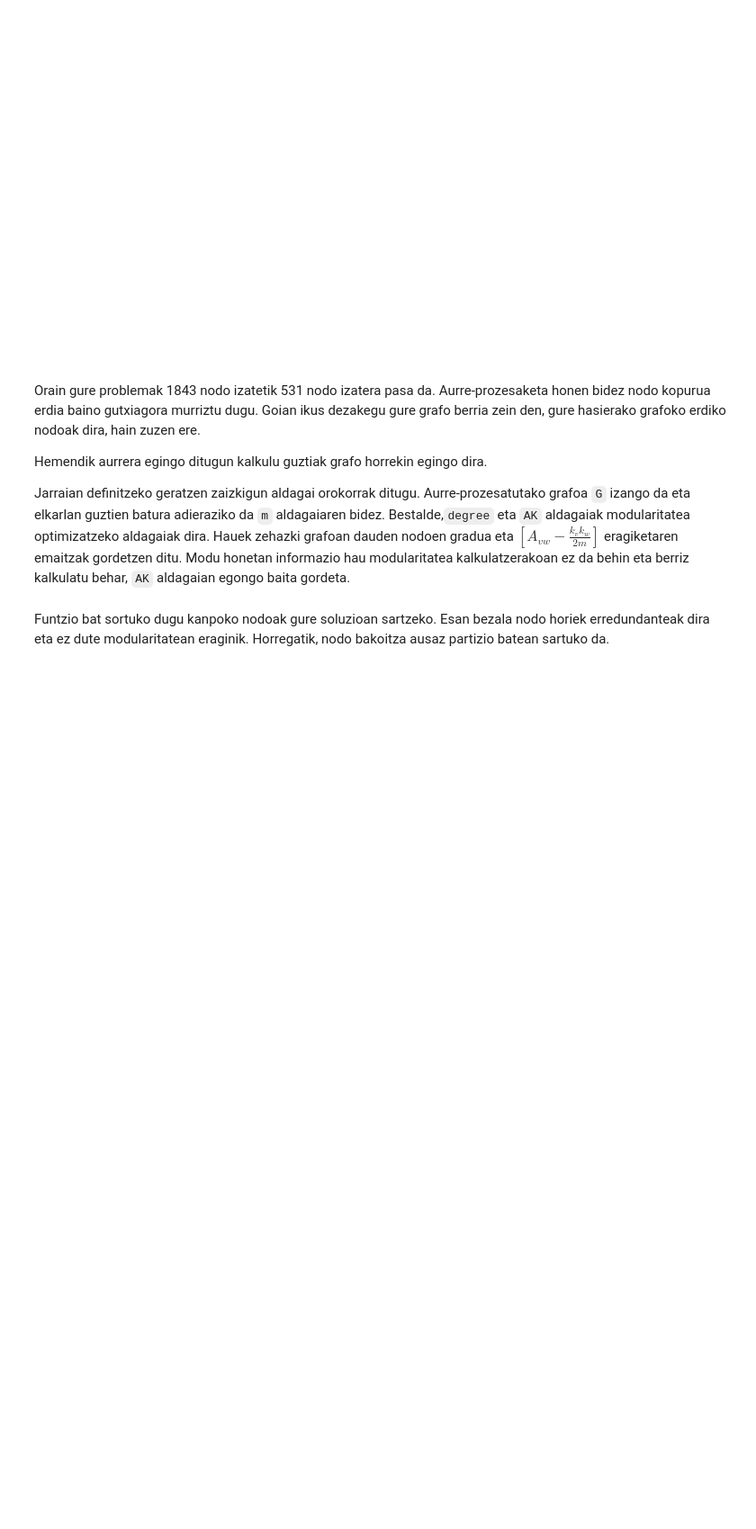
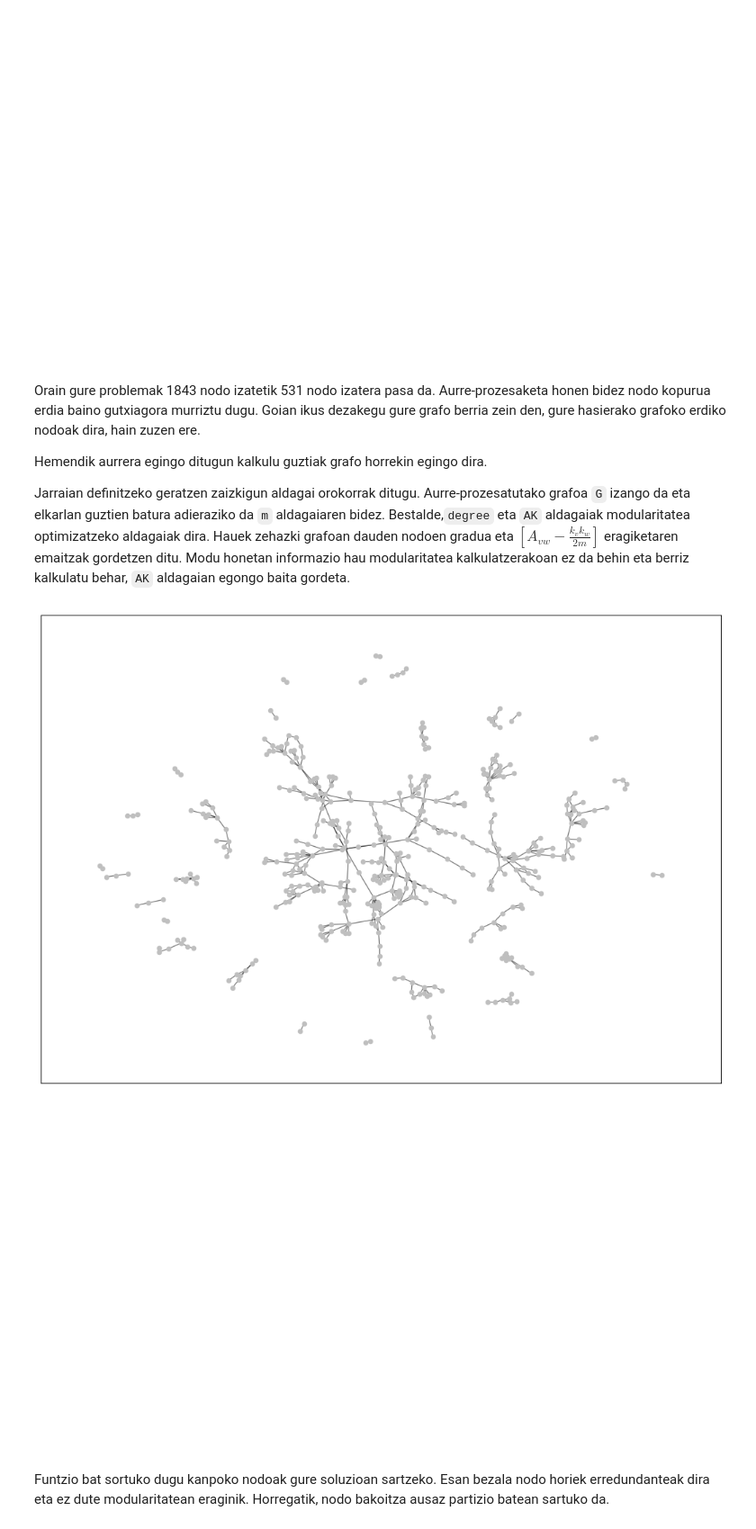
Before and after one commit to paulaonta/community-detection, a Jupyter notebook: CDP_2_fasea_PAMI-EFICIENT.ipynb, the cells around one changed output. Shown at 90% size. Drawn from its saved outputs; the diff is of its cells as text; code cells hidden in the pictures; blank space fills up the shorter version.

Commit message:
sortzailean aldaketa txiki bat

```diff
--- a/CDP_2_fasea_PAMI-EFICIENT.ipynb
+++ b/CDP_2_fasea_PAMI-EFICIENT.ipynb
@@ -241,8 +272,11 @@ def sortzailea(kopurua, G):
     return G_
 # %%
 kopurua = 500
-grafoa = sortzailea(kopurua, G_)
+grafoa = sortzailea(kopurua, G)
 bistaratu_grafoa(grafoa)
+# %% [output]
+[figure, added]
+[figure, added]
 # %% [markdown]
 Funtzio bat sortuko dugu kanpoko nodoak gure soluzioan sartzeko. Esan bezala nodo horiek erredundanteak dira eta ez dute modularitatean eraginik. Horregatik, nodo bakoitza ausaz partizio batean sartuko da.
 # %%
```
Also changed, not shown: parts of 4 cells of this notebook.
